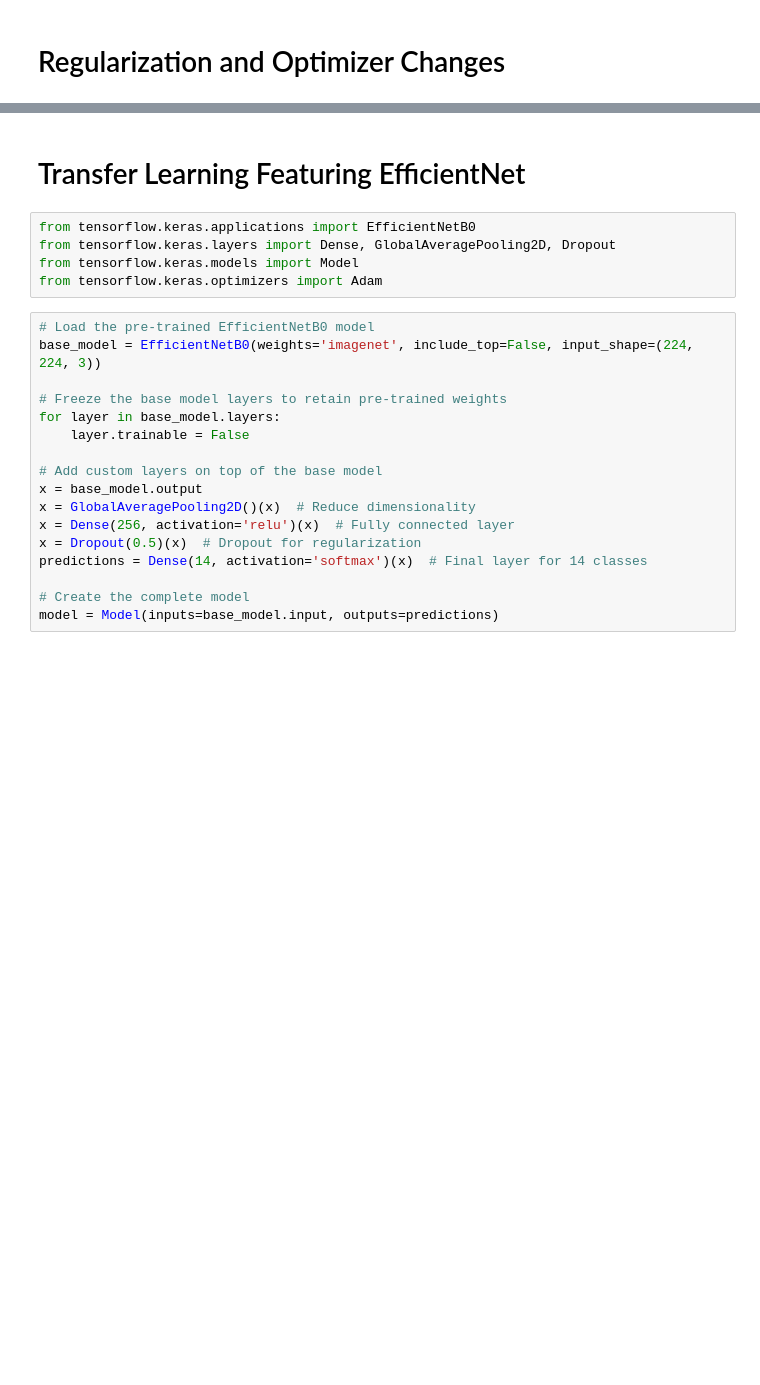
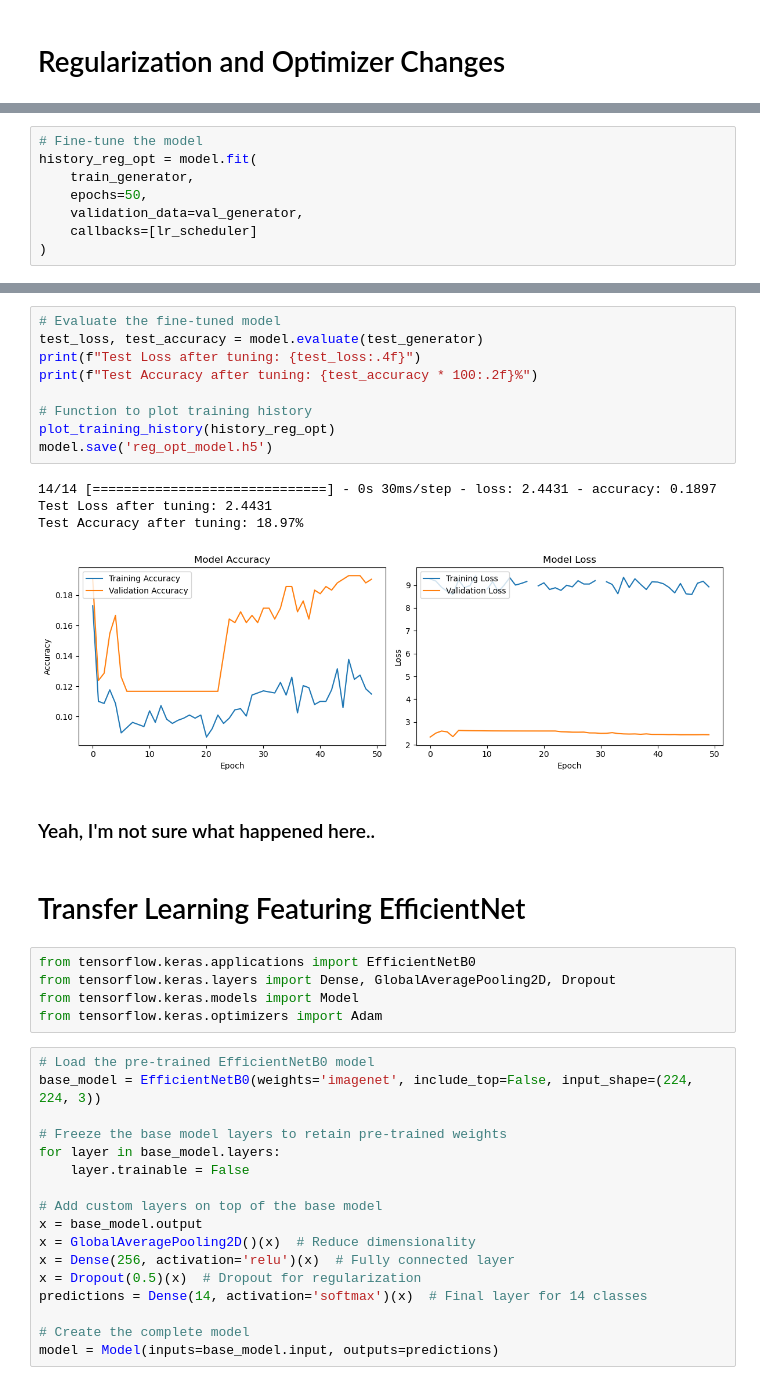
Before and after one commit to data-4381-capstone/ProjectTortoise, a Jupyter notebook: ALPHA PHASE/Model_Tuning.ipynb, the cells around one changed output, grey strips where cells are left out. Cells and saved outputs as stored; diff of their text form; blank space fills up the shorter version.

Commit message:
Started fine tuning models

```diff
--- a/ALPHA PHASE/Model_Tuning.ipynb
+++ b/ALPHA PHASE/Model_Tuning.ipynb
@@ -364,0 +413,8 @@ plot_training_history(history_reg_opt)
+# %%
+# Fine-tune the model
+history_reg_opt = model.fit(
+    train_generator,
+    epochs=50,
+    validation_data=val_generator,
+    callbacks=[lr_scheduler]
+)
@@ -365,3 +439,19 @@ plot_training_history(history_reg_opt)
+# %%
+# Evaluate the fine-tuned model
+test_loss, test_accuracy = model.evaluate(test_generator)
+print(f"Test Loss after tuning: {test_loss:.4f}")
+print(f"Test Accuracy after tuning: {test_accuracy * 100:.2f}%")
+
+# Function to plot training history
+plot_training_history(history_reg_opt)
+model.save('reg_opt_model.h5')
+# %% [output]
+14/14 [==============================] - 0s 30ms/step - loss: 2.4431 - accuracy: 0.1897
+Test Loss after tuning: 2.4431
+Test Accuracy after tuning: 18.97%
+[figure, added]
+# %% [markdown]
+### Yeah, I'm not sure what happened here..
 # %% [markdown]
 # Transfer Learning Featuring EfficientNet
 # %%
```
Also changed, not shown: parts of 20 cells of this notebook.
